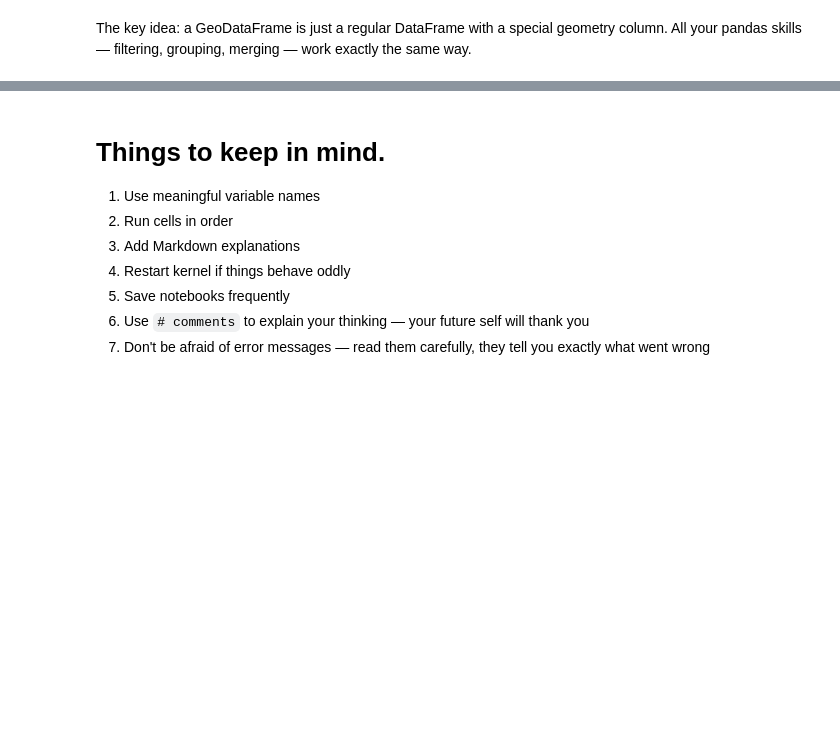
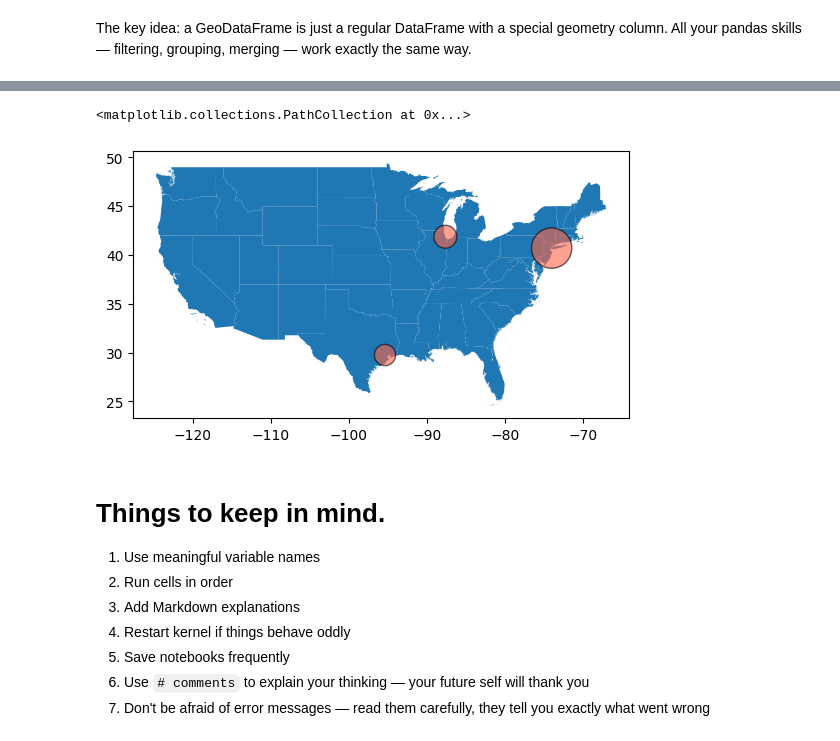
Before and after one commit to SpatialTurn/IGIC2026, a Jupyter notebook: intro_python.ipynb, the cells around one changed output, grey strips where cells are left out. Drawn from its saved outputs; the diff is of its cells as text; code cells hidden in the pictures; blank space fills up the shorter version.

```diff
--- a/intro_python.ipynb
+++ b/intro_python.ipynb
@@ -384,3 +564,10 @@ usa.plot()
+# %%
+sizes = df_data["Population"]/10000
+states.plot()
+plt.scatter(df_data["Longitude"], df_data["Latitude"], s=sizes, color="tomato", alpha=0.6, edgecolors="black")
+# %% [output]
+<matplotlib.collections.PathCollection at 0x...>
+[figure, added]
 # %% [markdown]
 # Things to keep in mind.
 
```
Also changed, not shown: parts of 28 cells of this notebook.
